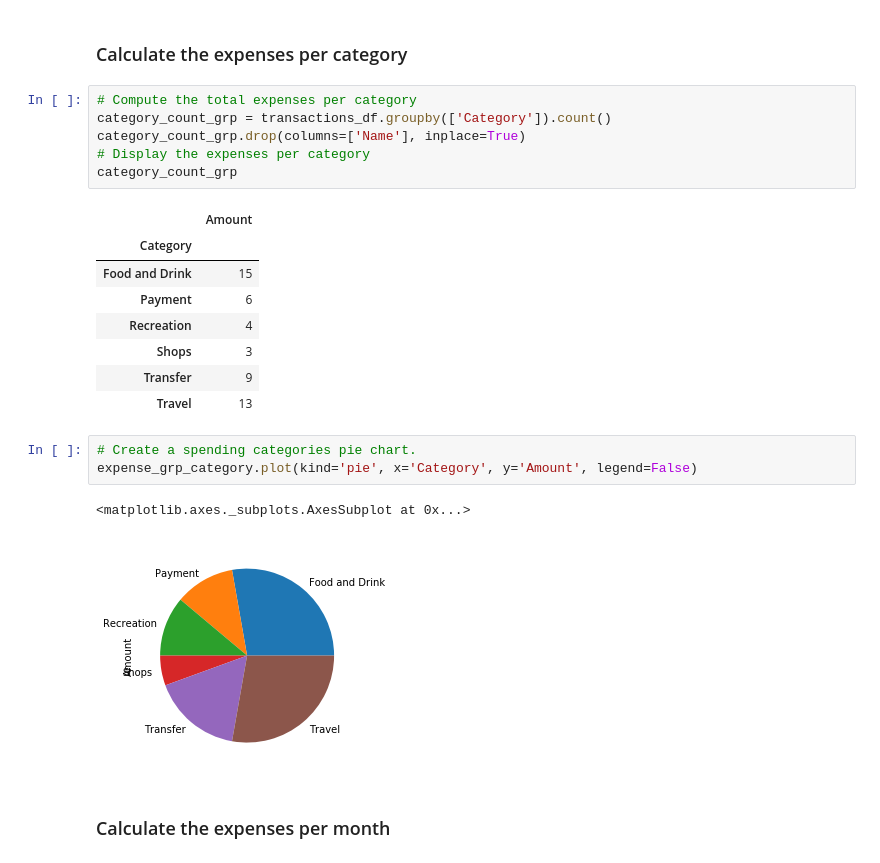
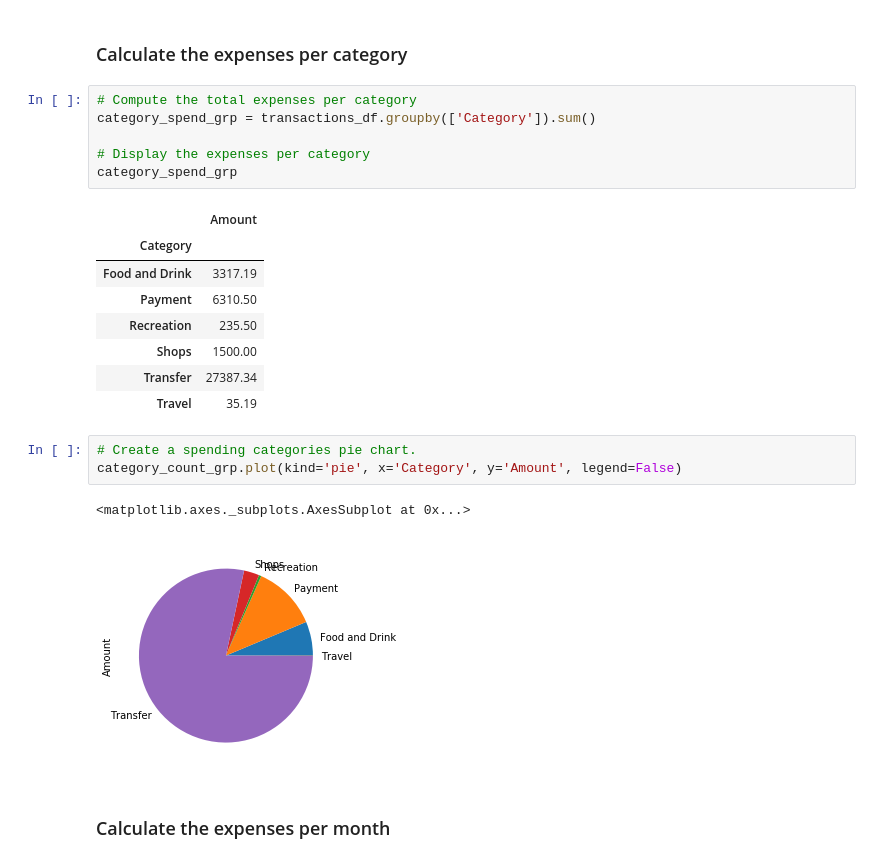
Before and after one commit to brettauc/API-homework, a Jupyter notebook: Code/account_summary.ipynb, the cells around one changed output. Saved outputs shown, nothing was run; the diff lists cells and outputs as text.

```diff
--- a/Code/account_summary.ipynb
+++ b/Code/account_summary.ipynb
@@ -331,25 +331,25 @@ In this section, you will use the transactions DataFrame to analyze the customer
 ### Calculate the expenses per category
 # %%
 # Compute the total expenses per category
-category_count_grp = transactions_df.groupby(['Category']).count()
-category_count_grp.drop(columns=['Name'], inplace=True)
+category_spend_grp = transactions_df.groupby(['Category']).sum()
+
 # Display the expenses per category
-category_count_grp
+category_spend_grp
 # %% [output]
 |  | Amount |
 | Category |  |
-| Food and Drink | 15 |
-| Payment | 6 |
-| Recreation | 4 |
-| Shops | 3 |
-| Transfer | 9 |
-| Travel | 13 |
+| Food and Drink | 3317.19 |
+| Payment | 6310.50 |
+| Recreation | 235.50 |
+| Shops | 1500.00 |
+| Transfer | 27387.34 |
+| Travel | 35.19 |
 # %%
 # Create a spending categories pie chart.
-expense_grp_category.plot(kind='pie', x='Category', y='Amount', legend=False)
+category_count_grp.plot(kind='pie', x='Category', y='Amount', legend=False)
 # %% [output]
 <matplotlib.axes._subplots.AxesSubplot at 0x...>
-[figure, old version]
+[figure, new version]
 # %% [markdown]
 ### Calculate the expenses per month
 # %%
```
Also changed, not shown: parts of 8 cells of this notebook, 1 other file.
